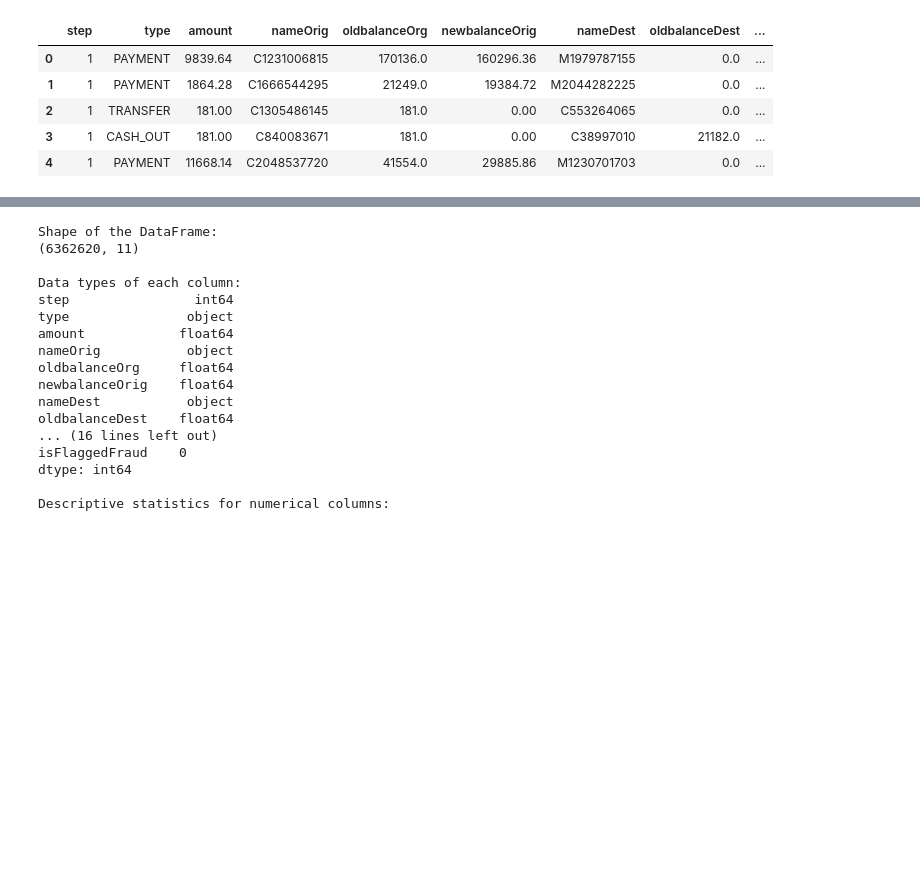
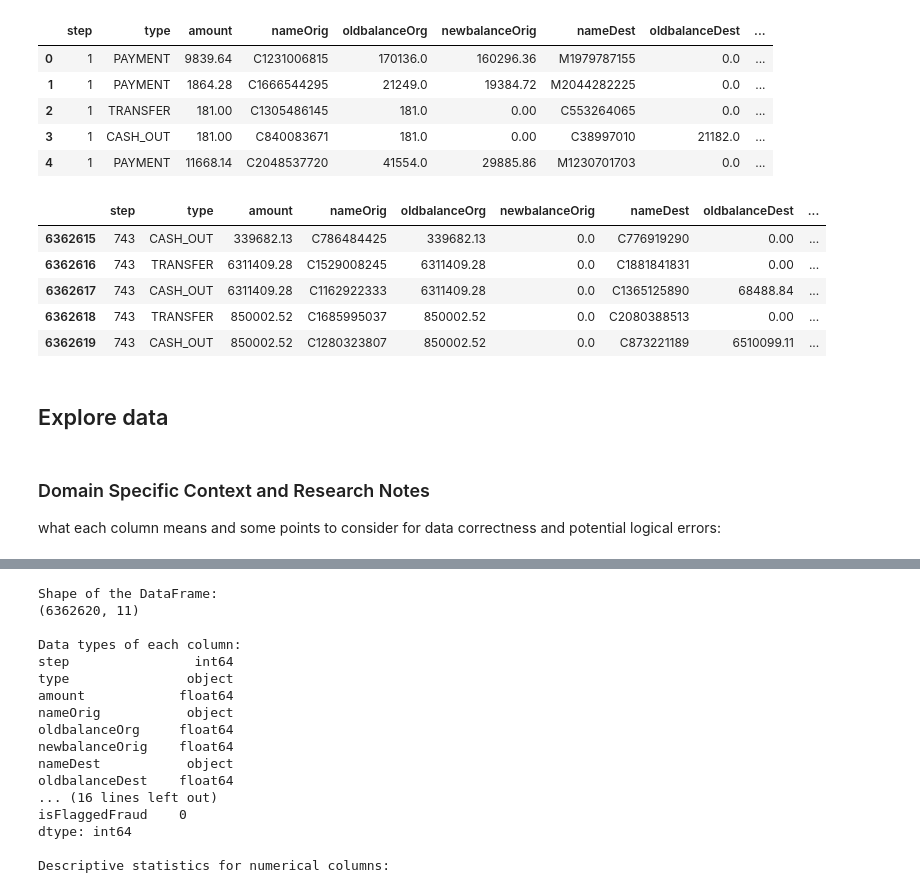
Before and after one commit to mrxsierra/da_flask-docker, a Jupyter notebook: fraud_detection_acrredian.ipynb, the cells around one changed output, grey strips where cells are left out. Cells and saved outputs as stored; diff of their text form; code cells hidden in the pictures; blank space fills up the shorter version.

```diff
--- a/fraud_detection_acrredian.ipynb
+++ b/fraud_detection_acrredian.ipynb
@@ -124,3 +132,17 @@ display(df.head())
 | 2 | 1 | TRANSFER | 181.00 | C1305486145 | 181.0 | 0.00 | C553264065 | 0.0 | ... |
 | 3 | 1 | CASH_OUT | 181.00 | C840083671 | 181.0 | 0.00 | C38997010 | 21182.0 | ... |
 | 4 | 1 | PAYMENT | 11668.14 | C2048537720 | 41554.0 | 29885.86 | M1230701703 | 0.0 | ... |
+# %%
+df.tail()
+# %% [output]
+|  | step | type | amount | nameOrig | oldbalanceOrg | newbalanceOrig | nameDest | oldbalanceDest | ... |
+| 6362615 | 743 | CASH_OUT | 339682.13 | C786484425 | 339682.13 | 0.0 | C776919290 | 0.00 | ... |
+| 6362616 | 743 | TRANSFER | 6311409.28 | C1529008245 | 6311409.28 | 0.0 | C1881841831 | 0.00 | ... |
+| 6362617 | 743 | CASH_OUT | 6311409.28 | C1162922333 | 6311409.28 | 0.0 | C1365125890 | 68488.84 | ... |
+| 6362618 | 743 | TRANSFER | 850002.52 | C1685995037 | 850002.52 | 0.0 | C2080388513 | 0.00 | ... |
+| 6362619 | 743 | CASH_OUT | 850002.52 | C1280323807 | 850002.52 | 0.0 | C873221189 | 6510099.11 | ... |
+# %% [markdown]
+## Explore data
+# %% [markdown]
+### Domain Specific Context and Research Notes
+what each column means and some points to consider for data correctness and potential logical errors:
```
Also changed, not shown: parts of 21 cells of this notebook.
